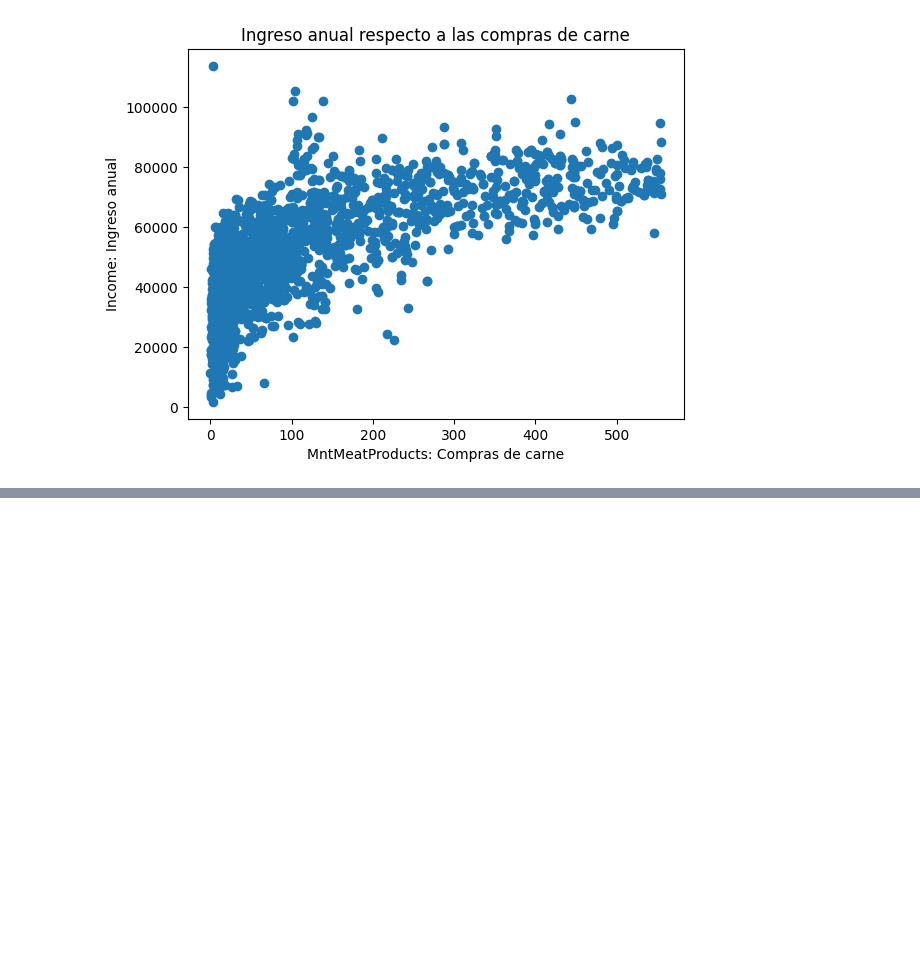
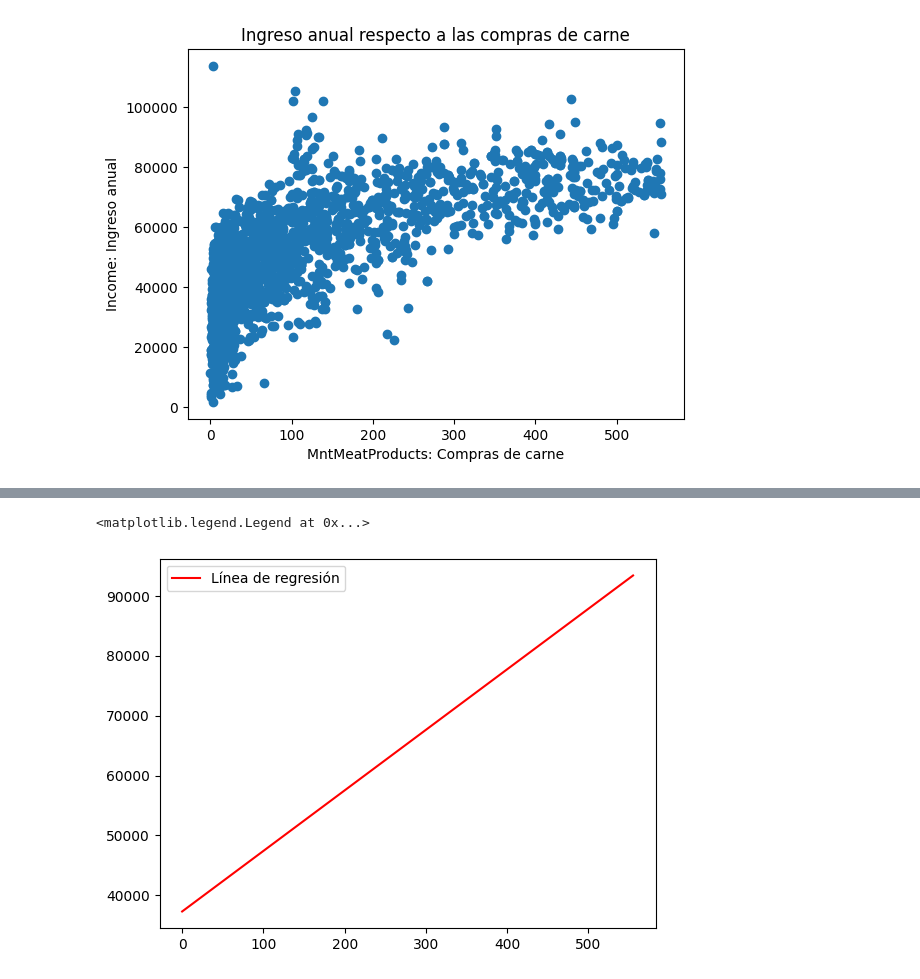
Before and after one commit to RuthCMoreno/Diplomado_IA, a Jupyter notebook: S6_C2_ModeloRegresion.ipynb, the cells around one changed output, grey strips where cells are left out. Cells and saved outputs as stored; diff of their text form; code cells hidden in the pictures; blank space fills up the shorter version.

```diff
--- a/S6_C2_ModeloRegresion.ipynb
+++ b/S6_C2_ModeloRegresion.ipynb
@@ -118,0 +173,6 @@ Text(0, 0.5, 'Income: Ingreso anual')
+# %%
+plt.plot(X_range, y_range, color='red', label='Línea de regresión')  #un plot une con líneas los puntos, por eso es más confuso, mientras que el scatter pone solo los puntos
+plt.legend()
+# %% [output]
+<matplotlib.legend.Legend at 0x...>
+[figure, added]
```
Also changed, not shown: parts of 13 cells of this notebook.
